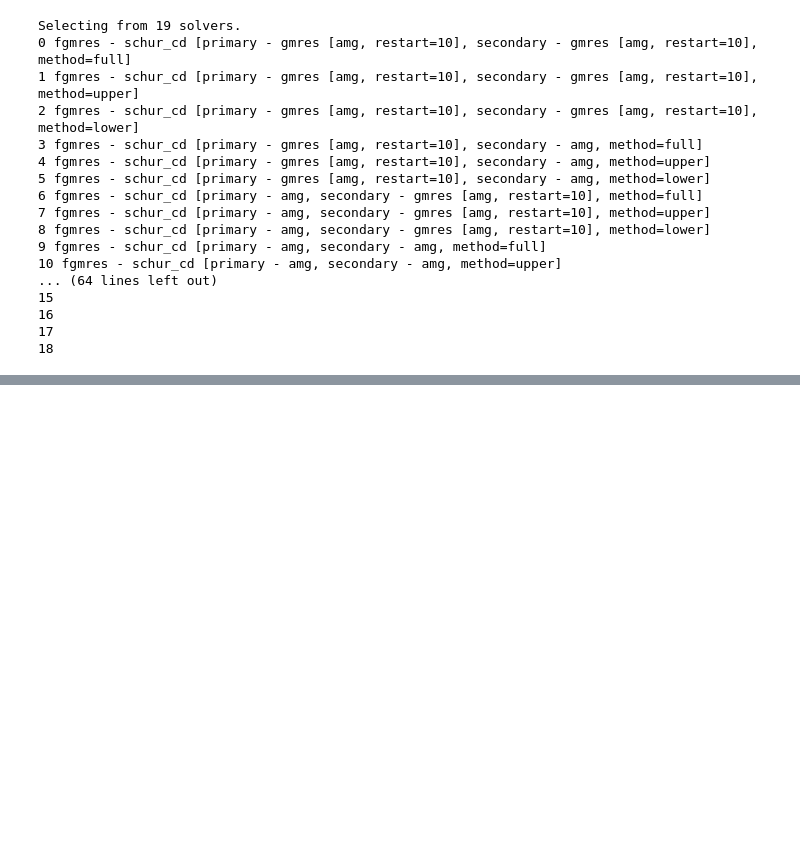
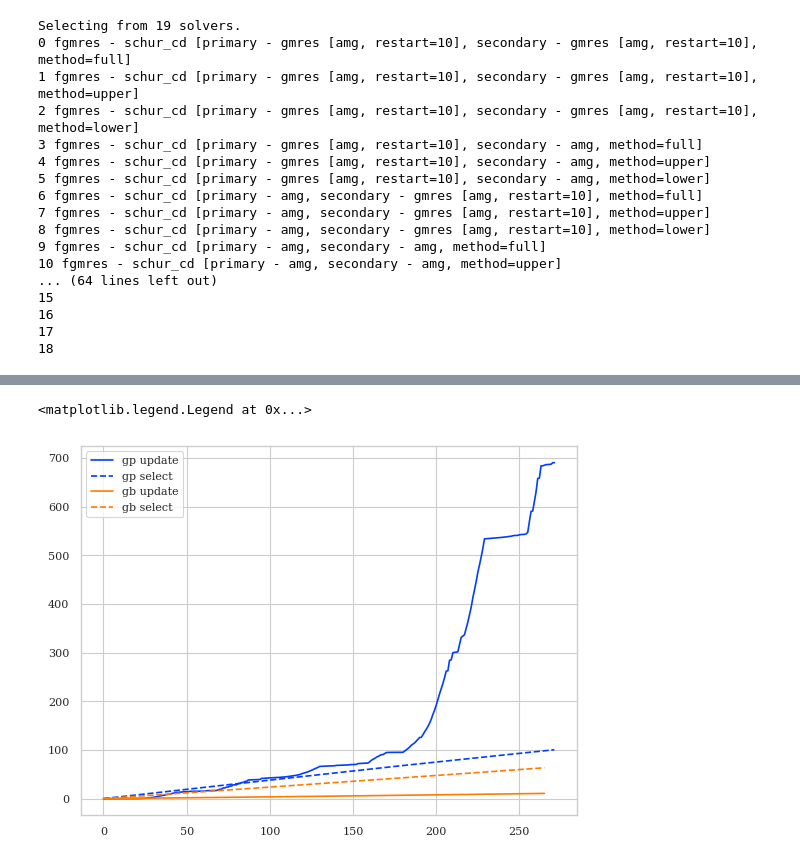
Before and after one commit to Yuriyzabegaev/solver_selector, a Jupyter notebook: examples/4/results_4_thermal.ipynb, the cells around one changed output, grey strips where cells are left out. Cells and saved outputs as stored; diff of their text form; code cells hidden in the pictures; blank space fills up the shorter version.

```diff
--- a/examples/4/results_4_thermal.ipynb
+++ b/examples/4/results_4_thermal.ipynb
@@ -469,0 +442,10 @@ d[39][0].config
+# %%
+plt.plot(np.cumsum(gp_update), label='gp update', color='C0')
+plt.plot(np.cumsum(gp_select), label='gp select', color='C0', linestyle='--')
+plt.plot(np.cumsum(gb_update), label='gb update', color='C1')
+plt.plot(np.cumsum(gb_select), label='gb select', color='C1', linestyle='--')
+# plt.yscale('log')
+plt.legend()
+# %% [output]
+<matplotlib.legend.Legend at 0x...>
+[figure, added]
```
Also changed, not shown: parts of 10 cells of this notebook.
